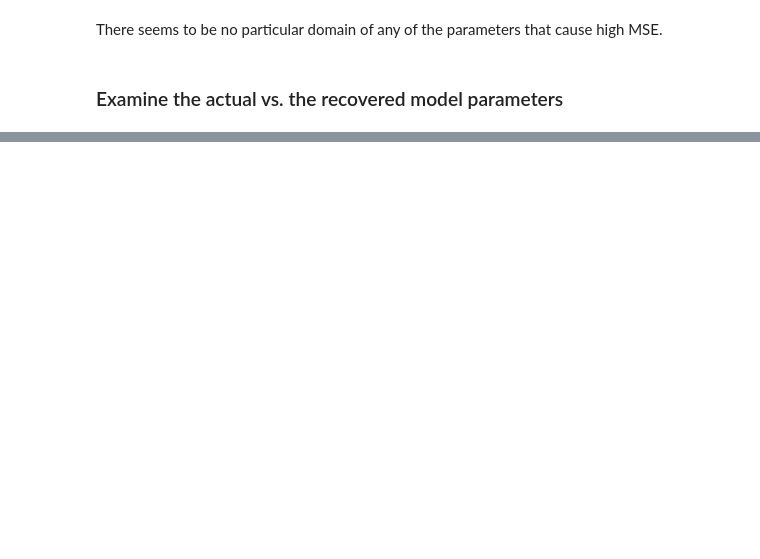
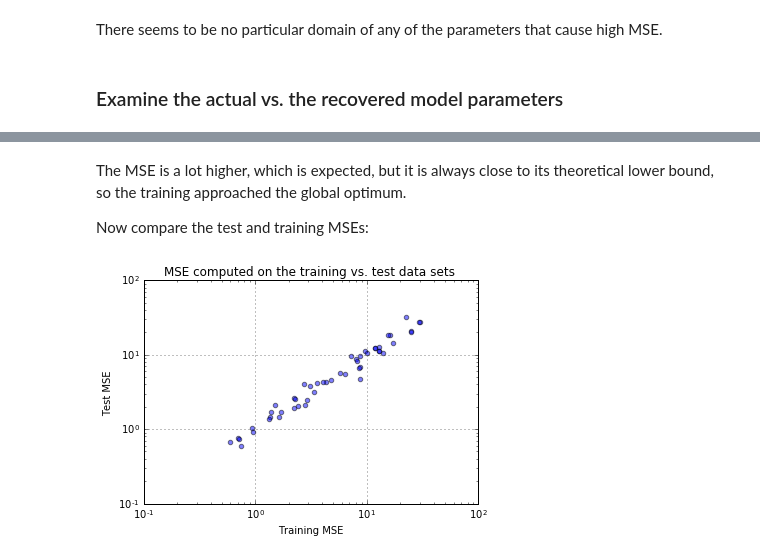
Before and after one commit to vadaszd/rsptime-simu, a Jupyter notebook: weighted p-norm 04 - NR.ipynb, the cells around one changed output, grey strips where cells are left out. Saved outputs shown, nothing was run; the diff lists cells and outputs as text; code cells hidden in the pictures; blank space fills up the shorter version.

```diff
--- a/weighted p-norm 04 - NR.ipynb
+++ b/weighted p-norm 04 - NR.ipynb
@@ -338,0 +392,8 @@ plot_actual_vs_prediction(results)
+# %% [markdown]
+The MSE is a lot higher, which is expected, but it is always close to its theoretical lower bound, so the training approached the global optimum.
+
+Now compare the test and training MSEs:
+# %%
+plot_MSE_vs_MSE(noisy_results)
+# %% [output]
+[figure, added]
```
Also changed, not shown: parts of 18 cells of this notebook, 1 other file.
